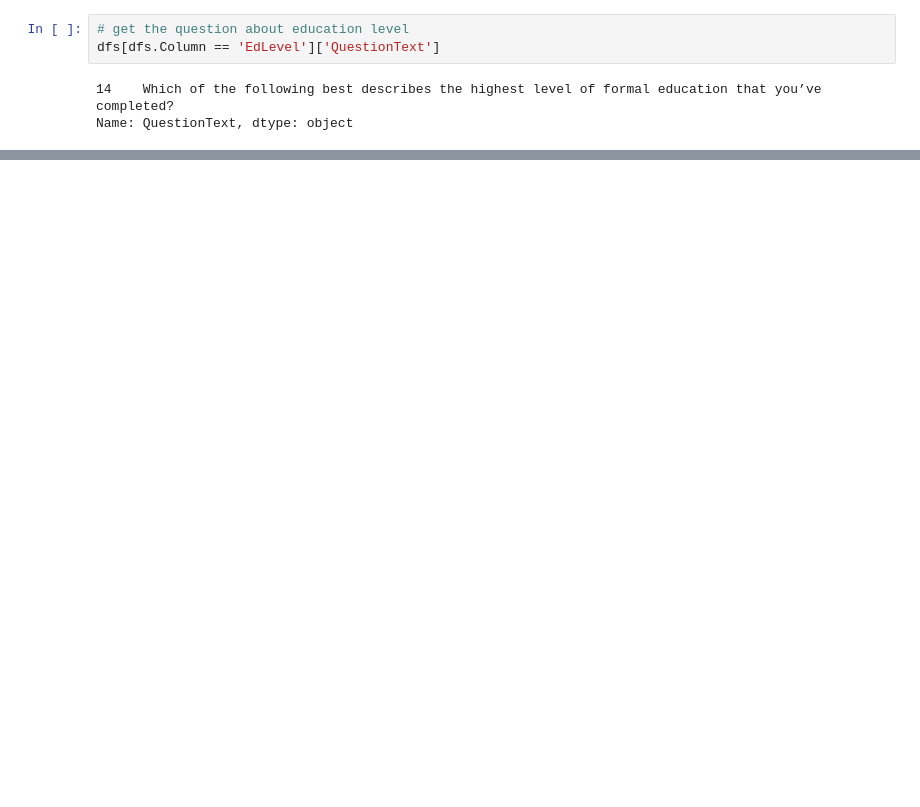
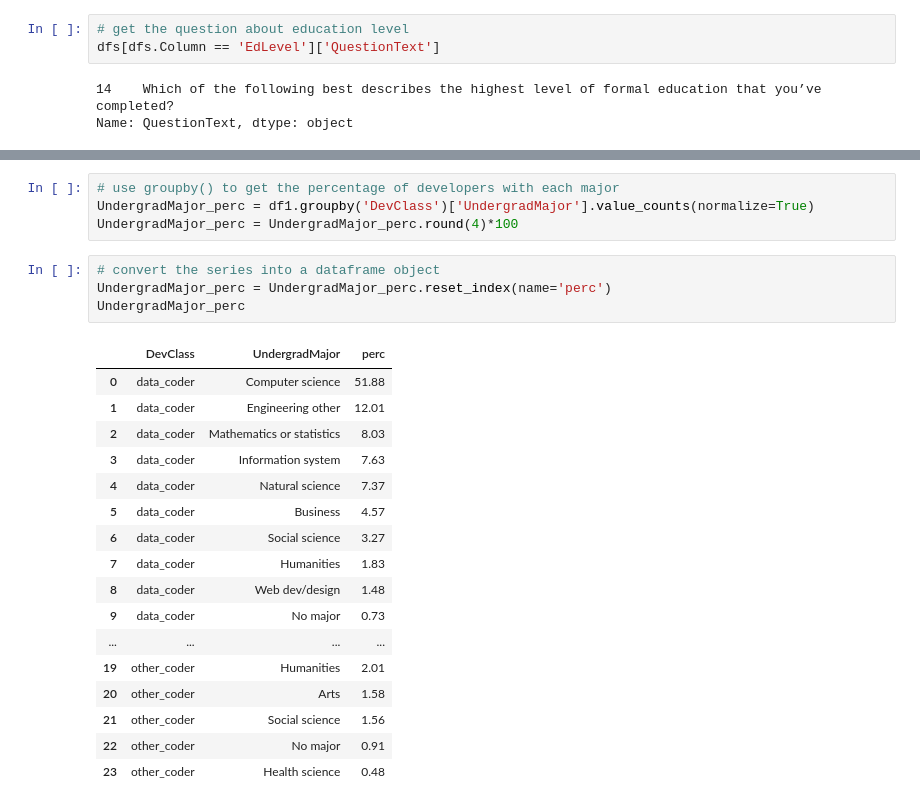
Before and after one commit to SolanaO/Developers_Survey_Analysis, a Jupyter notebook: stackBlogQuestion1.ipynb, the cells around one changed output, grey strips where cells are left out. Saved outputs shown, nothing was run; the diff lists cells and outputs as text; blank space fills up the shorter version.

```diff
--- a/stackBlogQuestion1.ipynb
+++ b/stackBlogQuestion1.ipynb
@@ -181,0 +158,26 @@ We observe from this heat map, that the percentages of data coders with higher e
+# %%
+# use groupby() to get the percentage of developers with each major
+UndergradMajor_perc = df1.groupby('DevClass')['UndergradMajor'].value_counts(normalize=True)
+UndergradMajor_perc = UndergradMajor_perc.round(4)*100
+# %%
+# convert the series into a dataframe object
+UndergradMajor_perc = UndergradMajor_perc.reset_index(name='perc')
+UndergradMajor_perc
+# %% [output]
+|  | DevClass | UndergradMajor | perc |
+| 0 | data_coder | Computer science | 51.88 |
+| 1 | data_coder | Engineering other | 12.01 |
+| 2 | data_coder | Mathematics or statistics | 8.03 |
+| 3 | data_coder | Information system | 7.63 |
+| 4 | data_coder | Natural science | 7.37 |
+| 5 | data_coder | Business | 4.57 |
+| 6 | data_coder | Social science | 3.27 |
+| 7 | data_coder | Humanities | 1.83 |
+| 8 | data_coder | Web dev/design | 1.48 |
+| 9 | data_coder | No major | 0.73 |
+| ... | ... | ... | ... |
+| 19 | other_coder | Humanities | 2.01 |
+| 20 | other_coder | Arts | 1.58 |
+| 21 | other_coder | Social science | 1.56 |
+| 22 | other_coder | No major | 0.91 |
+| 23 | other_coder | Health science | 0.48 |
```
Also changed, not shown: parts of 32 cells of this notebook.
